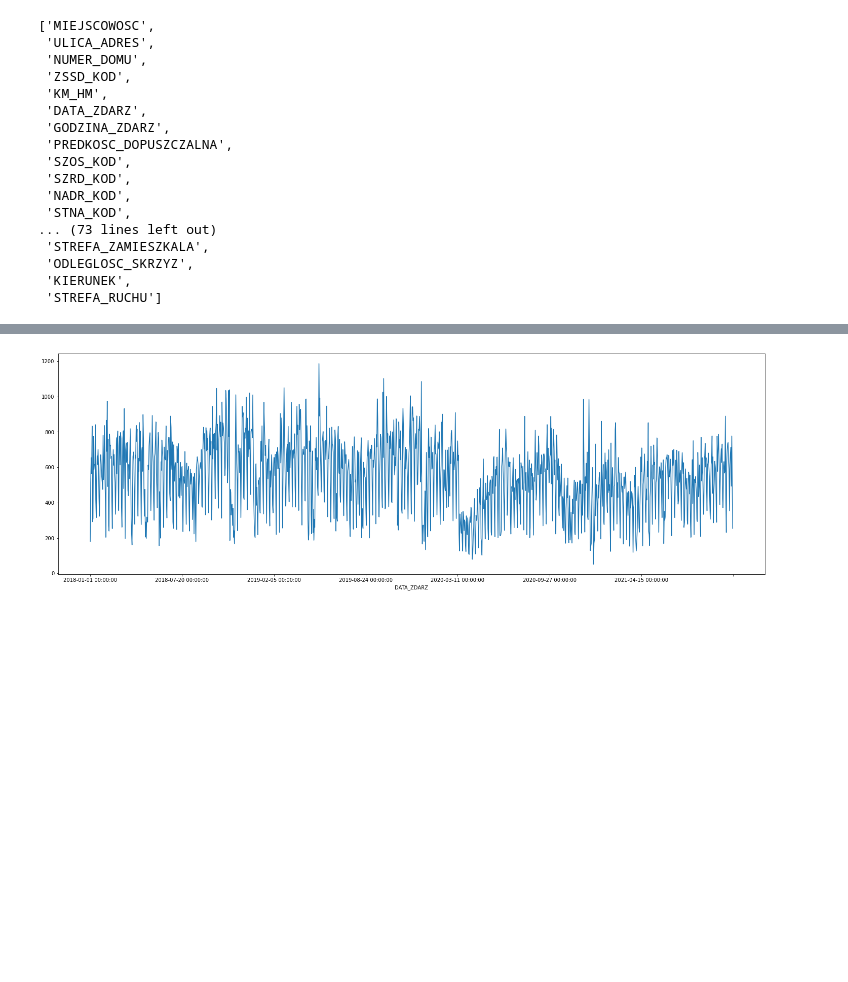
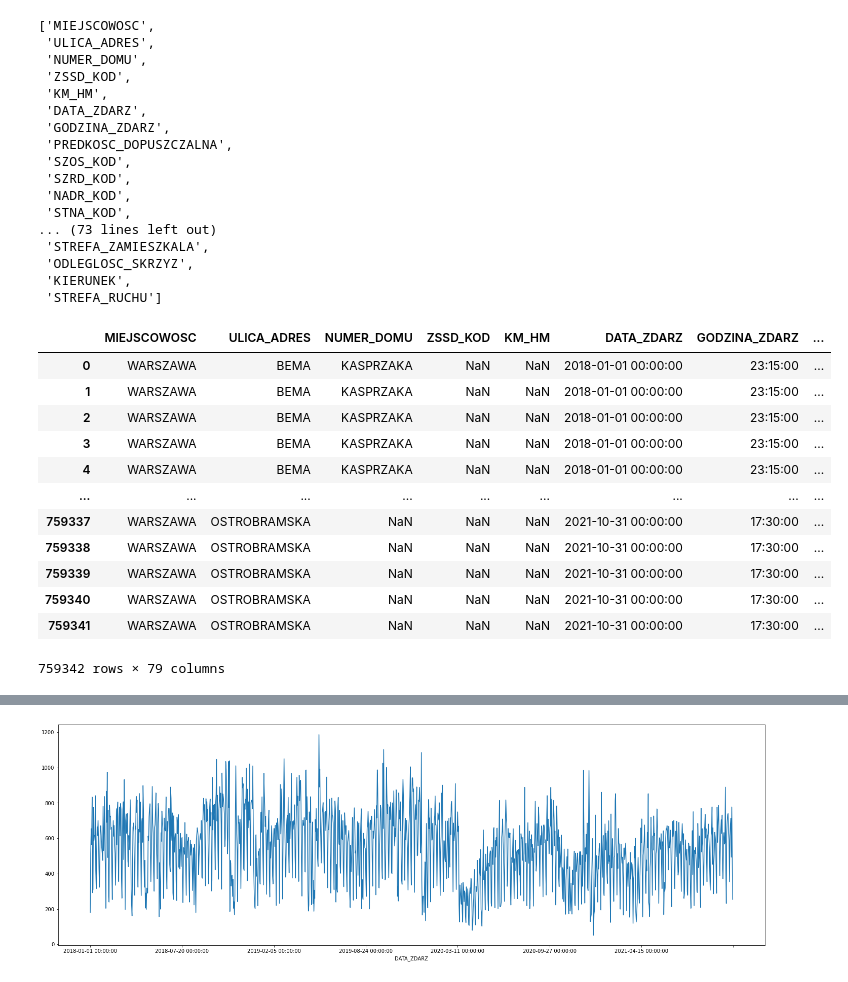
Before and after one commit to ajedrych/bachelor-thesis, a Jupyter notebook: WypadkiDrogowe/plikiCSV/wypadki_warszawa_cleaning data.ipynb, the cells around one changed output, grey strips where cells are left out. Drawn from its saved outputs; the diff is of its cells as text; code cells hidden in the pictures; blank space fills up the shorter version.

Commit message:
cleaning data

```diff
--- a/WypadkiDrogowe/plikiCSV/wypadki_warszawa_analiza.ipynb
+++ b/WypadkiDrogowe/plikiCSV/wypadki_warszawa_cleaning data.ipynb
@@ -96,0 +97,18 @@ warszawa2018_21.to_csv('warszawa2018_21_v3.csv', index=False)
+# %%
+warszawa2018_21 = pd.read_csv("warszawa2018_21_v3.csv")
+# %%
+warszawa2018_21
+# %% [output]
+|  | MIEJSCOWOSC | ULICA_ADRES | NUMER_DOMU | ZSSD_KOD | KM_HM | DATA_ZDARZ | GODZINA_ZDARZ | ... |
+| 0 | WARSZAWA | BEMA | KASPRZAKA | NaN | NaN | 2018-01-01 00:00:00 | 23:15:00 | ... |
+| 1 | WARSZAWA | BEMA | KASPRZAKA | NaN | NaN | 2018-01-01 00:00:00 | 23:15:00 | ... |
+| 2 | WARSZAWA | BEMA | KASPRZAKA | NaN | NaN | 2018-01-01 00:00:00 | 23:15:00 | ... |
+| 3 | WARSZAWA | BEMA | KASPRZAKA | NaN | NaN | 2018-01-01 00:00:00 | 23:15:00 | ... |
+| 4 | WARSZAWA | BEMA | KASPRZAKA | NaN | NaN | 2018-01-01 00:00:00 | 23:15:00 | ... |
+| ... | ... | ... | ... | ... | ... | ... | ... | ... |
+| 759337 | WARSZAWA | OSTROBRAMSKA | NaN | NaN | NaN | 2021-10-31 00:00:00 | 17:30:00 | ... |
+| 759338 | WARSZAWA | OSTROBRAMSKA | NaN | NaN | NaN | 2021-10-31 00:00:00 | 17:30:00 | ... |
+| 759339 | WARSZAWA | OSTROBRAMSKA | NaN | NaN | NaN | 2021-10-31 00:00:00 | 17:30:00 | ... |
+| 759340 | WARSZAWA | OSTROBRAMSKA | NaN | NaN | NaN | 2021-10-31 00:00:00 | 17:30:00 | ... |
+| 759341 | WARSZAWA | OSTROBRAMSKA | NaN | NaN | NaN | 2021-10-31 00:00:00 | 17:30:00 | ... |
+759342 rows × 79 columns
```
Also changed, not shown: parts of 4 cells of this notebook.
